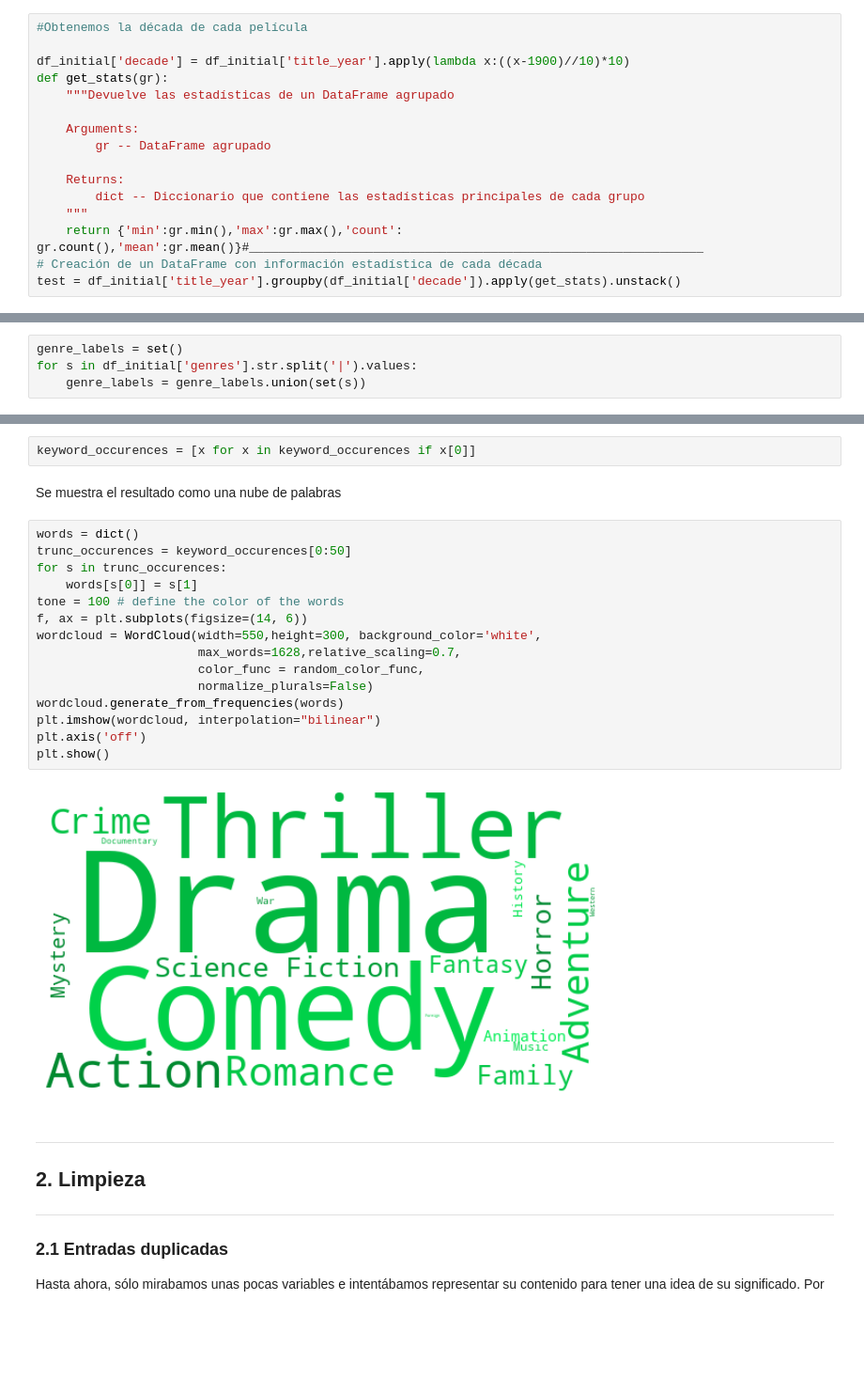
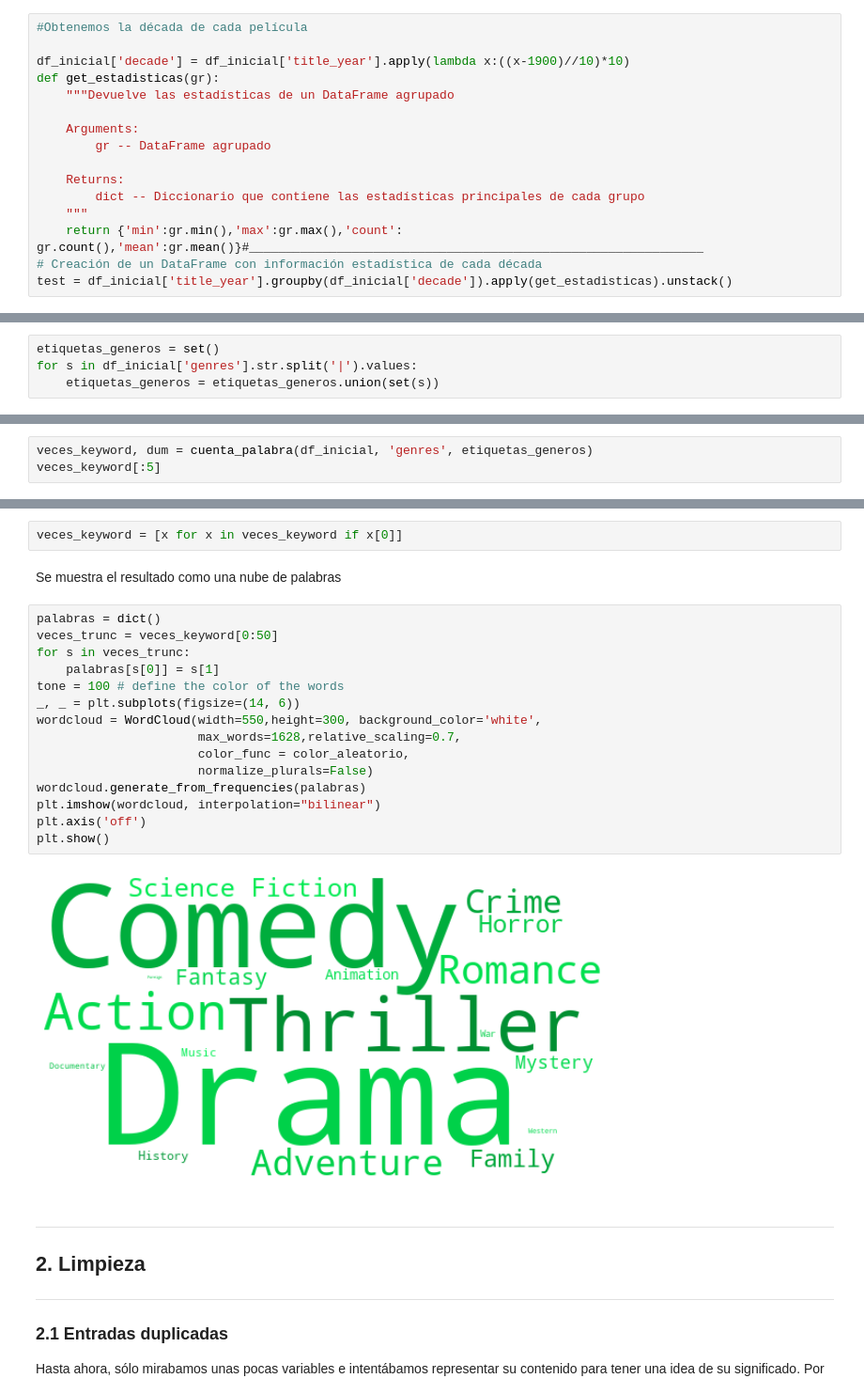
Before and after one commit to gontxomde/RecommendationEngine, a Jupyter notebook: notebooks/RecommendationEngine2021.ipynb, the cells around one changed output, grey strips where cells are left out. Shown: that part at 94% size. Saved outputs shown, nothing was run; the diff lists cells and outputs as text; blank space fills up the shorter version.

```diff
--- a/notebooks/RecommendationEngine2021.ipynb
+++ b/notebooks/RecommendationEngine2021.ipynb
@@ -368,8 +364,8 @@ La variable **title_year** indica cuándo se lanzó una película. Para tener un
 # %%
 #Obtenemos la década de cada película
 
-df_initial['decade'] = df_initial['title_year'].apply(lambda x:((x-1900)//10)*10)
-def get_stats(gr):
+df_inicial['decade'] = df_inicial['title_year'].apply(lambda x:((x-1900)//10)*10)
+def get_estadisticas(gr):
     """Devuelve las estadísticas de un DataFrame agrupado
 
     Arguments:
@@ -380,7 +376,7 @@ def get_stats(gr):
     """
     return {'min':gr.min(),'max':gr.max(),'count': gr.count(),'mean':gr.mean()}#______________________________________________________________
 # Creación de un DataFrame con información estadística de cada década
-test = df_initial['title_year'].groupby(df_initial['decade']).apply(get_stats).unstack()
+test = df_inicial['title_year'].groupby(df_inicial['decade']).apply(get_estadisticas).unstack()
 # %% [markdown]
 y representamos los resultados en un diagrama de sectores
 # %%
@@ -415,8 +411,8 @@ ___
 # %% [markdown]
 La variable **genres** será importante en la creación del sistema de recomendación, dado que describe el contenido de la película. Para ver exactamente qué generos son los mas populares, se usa la misma aproximación que con las keywords.
 # %%
-genre_labels = set()
-for s in df_initial['genres'].str.split('|').values:
-    genre_labels = genre_labels.union(set(s))
+etiquetas_generos = set()
+for s in df_inicial['genres'].str.split('|').values:
+    etiquetas_generos = etiquetas_generos.union(set(s))
 # %% [markdown]
 y cada genero aparece las siguientes veces:
@@ -431,0 +419,3 @@ keyword_occurences[:5]
+# %%
+veces_keyword, dum = cuenta_palabra(df_inicial, 'genres', etiquetas_generos)
+veces_keyword[:5]
@@ -432,24 +428,24 @@ keyword_occurences[:5]
 # %%
-keyword_occurences = [x for x in keyword_occurences if x[0]]
+veces_keyword = [x for x in veces_keyword if x[0]]
 # %% [markdown]
 Se muestra el resultado como una nube de palabras
 # %%
-words = dict()
-trunc_occurences = keyword_occurences[0:50]
-for s in trunc_occurences:
-    words[s[0]] = s[1]
-tone = 100 # define the color of the words
-f, ax = plt.subplots(figsize=(14, 6))
+palabras = dict()
+veces_trunc = veces_keyword[0:50]
+for s in veces_trunc:
+    palabras[s[0]] = s[1]
+tone = 100 # define the color of the words
+_, _ = plt.subplots(figsize=(14, 6))
 wordcloud = WordCloud(width=550,height=300, background_color='white',
                       max_words=1628,relative_scaling=0.7,
-                      color_func = random_color_func,
+                      color_func = color_aleatorio,
                       normalize_plurals=False)
-wordcloud.generate_from_frequencies(words)
+wordcloud.generate_from_frequencies(palabras)
 plt.imshow(wordcloud, interpolation="bilinear")
 plt.axis('off')
 plt.show()
 # %% [output]
-[figure, old version]
+[figure, new version]
 # %% [markdown]
 ___
 ## 2. Limpieza
```
Also changed, not shown: parts of 83 cells of this notebook.
